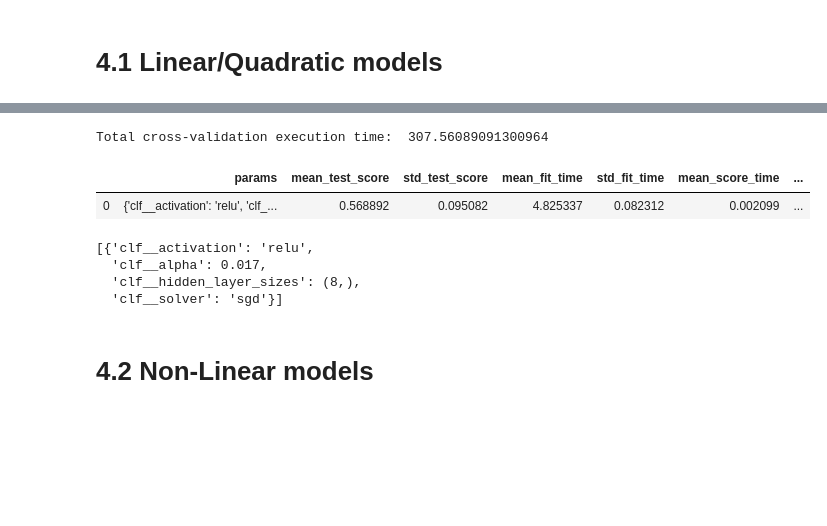
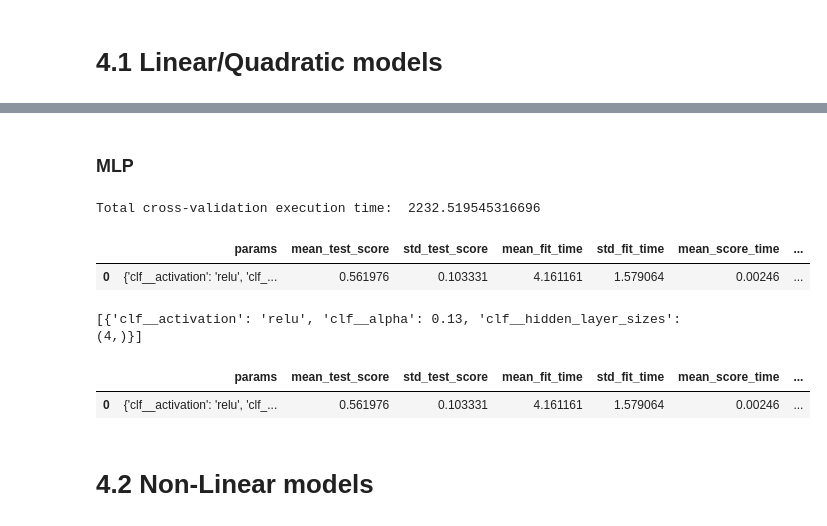
Before and after one commit to josebasierra/clasificacion-imagenes-mentales-APA, a Jupyter notebook: script.ipynb, the cells around one changed output, grey strips where cells are left out. Drawn from its saved outputs; the diff is of its cells as text; code cells hidden in the pictures; blank space fills up the shorter version.

```diff
--- a/script.ipynb
+++ b/script.ipynb
@@ -315,7 +321,7 @@ def execute(pipeline, parameter_space = None):
 
     # case with hyperparameters to search
     else:
-        model = GridSearchCV(pipeline, parameter_space, cv = cv_strategy, iid=False, return_train_score=False, n_jobs= -1)
+        model = GridSearchCV(pipeline, parameter_space, cv = cv_strategy, return_train_score=False, n_jobs= -1)
         model.fit(X_train, y_train)
         data =  get_gridcv_data(model.cv_results_)
 #         data = pd.DataFrame(model.cv_results_)
@@ -351,6 +357,7 @@ def get_gridcv_data(gridcv_results):
     filtered = filtered[filtered.rank_test_score == 1]
     filtered = filtered[['params','mean_test_score', 'std_test_score', 'mean_fit_time', 'std_fit_time', 'mean_score_time', 'std_score_time']]
     filtered.reset_index(drop=True, inplace=True)
+    filtered = filtered.loc[[0]] # sometimes can be more than one row with rank 1(exact scores)
     return filtered
 
 
@@ -449,21 +466,25 @@ update_model("Kneighbors", kneigh_data, kneigh_model)
+# %% [markdown]
+### MLP
 # %%
+# EXECUTE and save model
 from sklearn.neural_network import MLPClassifier
 
-# MLP default solver = 'adam', activation = 'relu'
-pipeline = Pipeline([('scaler', scaler), ('pca', pca), ('clf', MLPClassifier(max_iter=500))])
+# MLP default solver = 'adam'
+pipeline = Pipeline([('scaler', scaler), ('pca', pca), ('clf', MLPClassifier(max_iter=1500))])
 
-alphas = np.linspace(0.01,0.02,11)
+alphas = np.linspace(0.01,0.2,20)
 parameter_space = {
     'clf__alpha': alphas,
-    'clf__hidden_layer_sizes':[(5,),(7,),(9,),(10,),(11,),(13,),(15,)],
-    'clf__solver':["lbfgs", "sgd", "adam"],
-    'clf__activation':[('identity'), ('logistic'), ('tanh'), ('relu')]
+    'clf__hidden_layer_sizes':[(4,),(8,),(12,),(16,),(20,)],
+    'clf__activation':[('logistic'), ('tanh'), ('relu')]
 }
 
 MLP_model, MLP_data = execute(pipeline, parameter_space)
 MLP_data['model'] = 'MLP'
+
+update_model("MLP", MLP_data, MLP_model)
 MLP_data
 # %% [output]
-Total cross-validation execution time:  307.56089091300964
+Total cross-validation execution time:  2232.519545316696
 |  | params | mean_test_score | std_test_score | mean_fit_time | std_fit_time | mean_score_time | ... |
-| 0 | {'clf__activation': 'relu', 'clf_... | 0.568892 | 0.095082 | 4.825337 | 0.082312 | 0.002099 | ... |
+| 0 | {'clf__activation': 'relu', 'clf_... | 0.561976 | 0.103331 | 4.161161 | 1.579064 | 0.00246 | ... |
@@ -473,10 +491,13 @@ update_model("MLP", MLP_data, MLP_model)
-# %%
-list(MLP_data.params)
-# %% [output]
-[{'clf__activation': 'relu',
-  'clf__alpha': 0.017,
-  'clf__hidden_layer_sizes': (8,),
-  'clf__solver': 'sgd'}]
+# %%
+# LOAD model
+MLP_model, MLP_data = get_model("MLP"), get_data("MLP")
+
+print(list(MLP_data.params))
+MLP_data
+# %% [output]
+[{'clf__activation': 'relu', 'clf__alpha': 0.13, 'clf__hidden_layer_sizes': (4,)}]
+|  | params | mean_test_score | std_test_score | mean_fit_time | std_fit_time | mean_score_time | ... |
+| 0 | {'clf__activation': 'relu', 'clf_... | 0.561976 | 0.103331 | 4.161161 | 1.579064 | 0.00246 | ... |
 # %% [markdown]
 # 4.2 Non-Linear models
 # %% [markdown]
```
Also changed, not shown: parts of 27 cells of this notebook, 10 other files.
